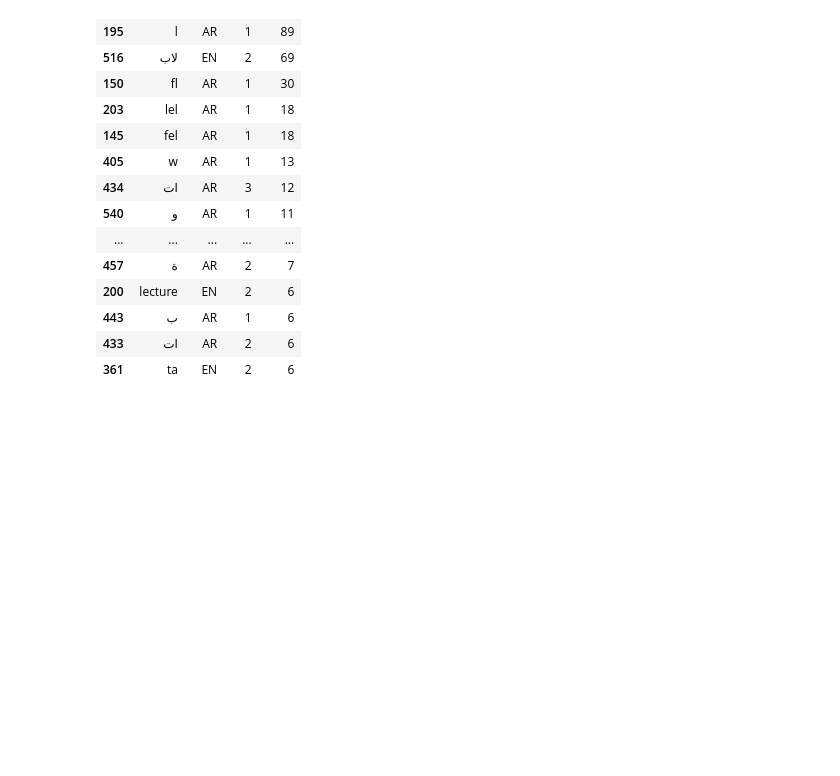
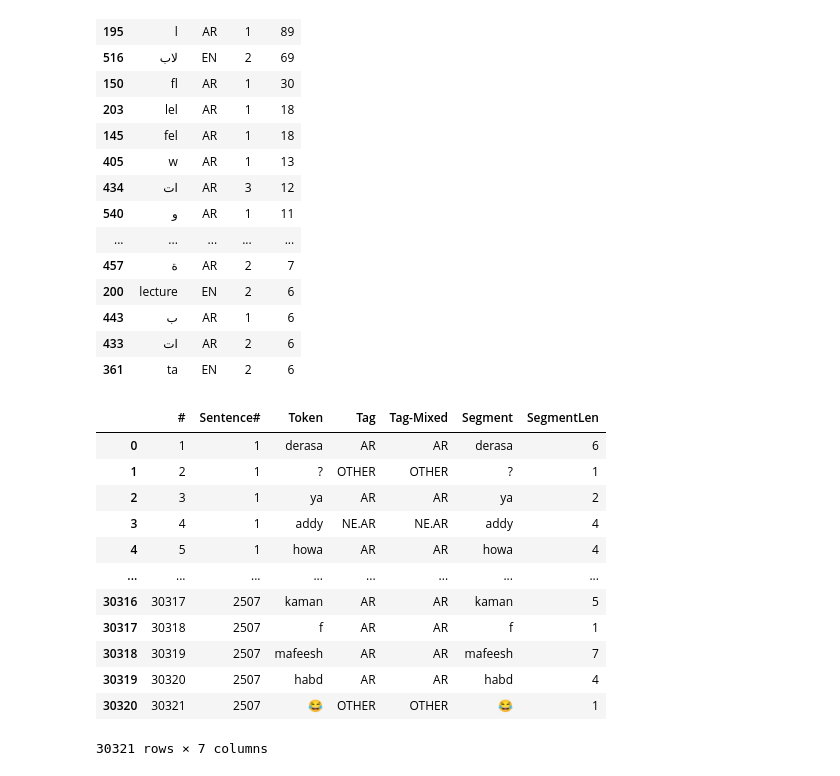
Before and after one commit to islammesabah/Subword-Level-Language-Identification-for-Arabic-English-Intra-Word-Code-Switching, a Jupyter notebook: Data Collection and Annotation/Data Statics.ipynb, the cells around one changed output. Cells and saved outputs as stored; diff of their text form; code cells hidden in the pictures; blank space fills up the shorter version.

```diff
--- a/Data Collection and Annotation/Data Statics.ipynb
+++ b/Data Collection and Annotation/Data Statics.ipynb
@@ -215,0 +218,16 @@ x.sort_values(by ='Time'  , ascending=False).head(30)
+# %%
+Data
+# %% [output]
+|  | # | Sentence# | Token | Tag | Tag-Mixed | Segment | SegmentLen |
+| 0 | 1 | 1 | derasa | AR | AR | derasa | 6 |
+| 1 | 2 | 1 | ? | OTHER | OTHER | ? | 1 |
+| 2 | 3 | 1 | ya | AR | AR | ya | 2 |
+| 3 | 4 | 1 | addy | NE.AR | NE.AR | addy | 4 |
+| 4 | 5 | 1 | howa | AR | AR | howa | 4 |
+| ... | ... | ... | ... | ... | ... | ... | ... |
+| 30316 | 30317 | 2507 | kaman | AR | AR | kaman | 5 |
+| 30317 | 30318 | 2507 | f | AR | AR | f | 1 |
+| 30318 | 30319 | 2507 | mafeesh | AR | AR | mafeesh | 7 |
+| 30319 | 30320 | 2507 | habd | AR | AR | habd | 4 |
+| 30320 | 30321 | 2507 | 😂 | OTHER | OTHER | 😂 | 1 |
+30321 rows × 7 columns
```
Also changed, not shown: parts of 7 cells of this notebook, 26 other files.
